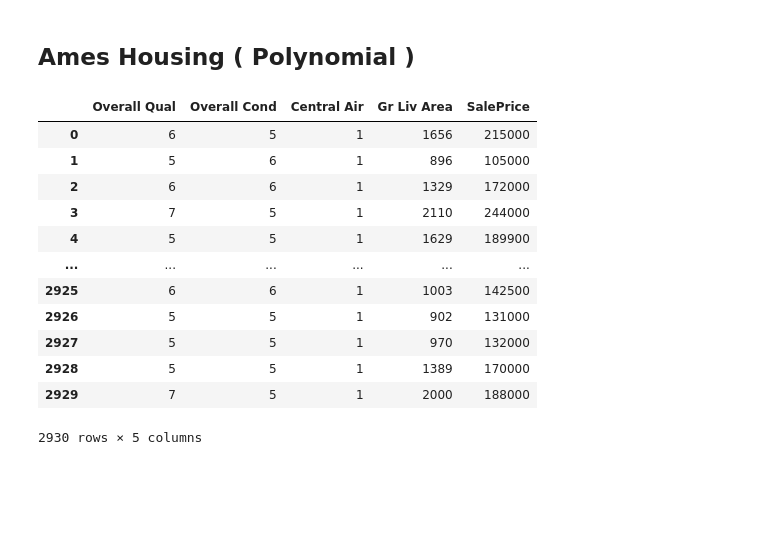
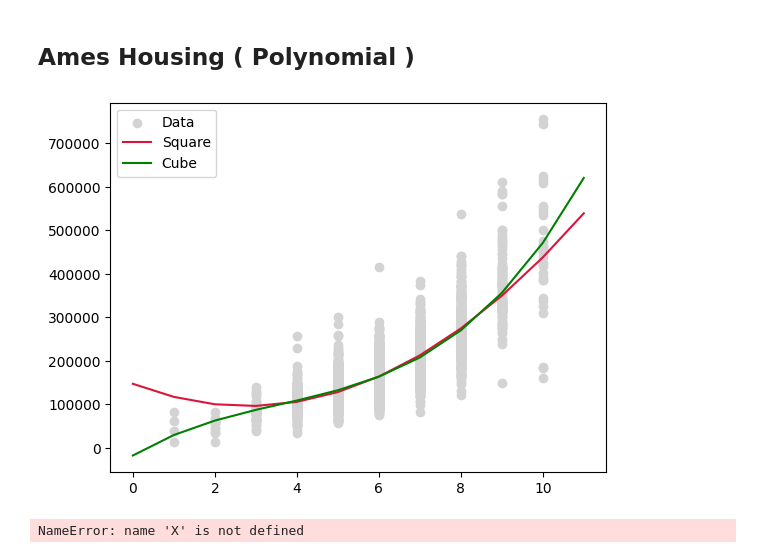
Before and after one commit to AhmedZeer/ml.py, a Jupyter notebook: noteBooks/09_RegressionAnalysis/RegressionAnalysis.ipynb, the cells around one changed output. Drawn from its saved outputs; the diff is of its cells as text; code cells hidden in the pictures; blank space fills up the shorter version.

```diff
--- a/noteBooks/09_RegressionAnalysis/RegressionAnalysis.ipynb
+++ b/noteBooks/09_RegressionAnalysis/RegressionAnalysis.ipynb
@@ -335,19 +336,5 @@ plt.show()
 # %% [markdown]
 ## Ames Housing ( Polynomial )
 # %%
-df
+df.dropna(axis = 1, inplace = True )
-# %% [output]
-|  | Overall Qual | Overall Cond | Central Air | Gr Liv Area | SalePrice |
-| 0 | 6 | 5 | 1 | 1656 | 215000 |
-| 1 | 5 | 6 | 1 | 896 | 105000 |
-| 2 | 6 | 6 | 1 | 1329 | 172000 |
-| 3 | 7 | 5 | 1 | 2110 | 244000 |
-| 4 | 5 | 5 | 1 | 1629 | 189900 |
-| ... | ... | ... | ... | ... | ... |
-| 2925 | 6 | 6 | 1 | 1003 | 142500 |
-| 2926 | 5 | 5 | 1 | 902 | 131000 |
-| 2927 | 5 | 5 | 1 | 970 | 132000 |
-| 2928 | 5 | 5 | 1 | 1389 | 170000 |
-| 2929 | 7 | 5 | 1 | 2000 | 188000 |
-2930 rows × 5 columns
 # %%
@@ -355,4 +343,4 @@ X = df[["Gr Liv Area"]].values
 y = df["SalePrice"].values
 # %%
-X = X[ (df["Gr Liv Area"] < 4000) ]
-y = y[ (df["Gr Liv Area"] < 4000) ]
+X = X[ (df[feature] < 4000) ]
+y = y[ (df[feature] < 4000) ]
@@ -358,0 +352,23 @@ y = y[ (df["Gr Liv Area"] < 4000) ]
+# %%
+lr = LinearRegression()
+cube = PolynomialFeatures( degree = 3 )
+square = PolynomialFeatures( degree = 2 )
+# %%
+X_cubed = cube.fit_transform(X)
+X_squared = square.fit_transform(X)
+X_fit = np.arange(X.min() - 1, X.max() + 2, 1 )[:, np.newaxis]
+# %%
+lr.fit( X, y )
+lr_y = lr.predict( X_fit )
+lr.fit( X_squared, y )
+sqaured_y = lr.predict( square.fit_transform(X_fit) )
+lr.fit( X_cubed, y )
+cubed_y = lr.predict( cube.fit_transform(X_fit) )
+# %%
+plt.scatter( X, y, color = "lightgray", label = "Data" )
+plt.plot( X_fit, sqaured_y, color="crimson", label = "Square")
+plt.plot( X_fit, cubed_y, color="green", label = "Cube")
+plt.legend( loc = "best" )
+plt.show()
+# %% [output]
+[figure, added]
@@ -358,0 +379,5 @@ y = y[ (df["Gr Liv Area"] < 4000) ]
+# %%
+trees.fit( X, y )
+tree_pred = trees.predict( X_fit )
+# %% [output]
+NameError: name 'X' is not defined
```
Also changed, not shown: parts of 17 cells of this notebook, 2 other files.
